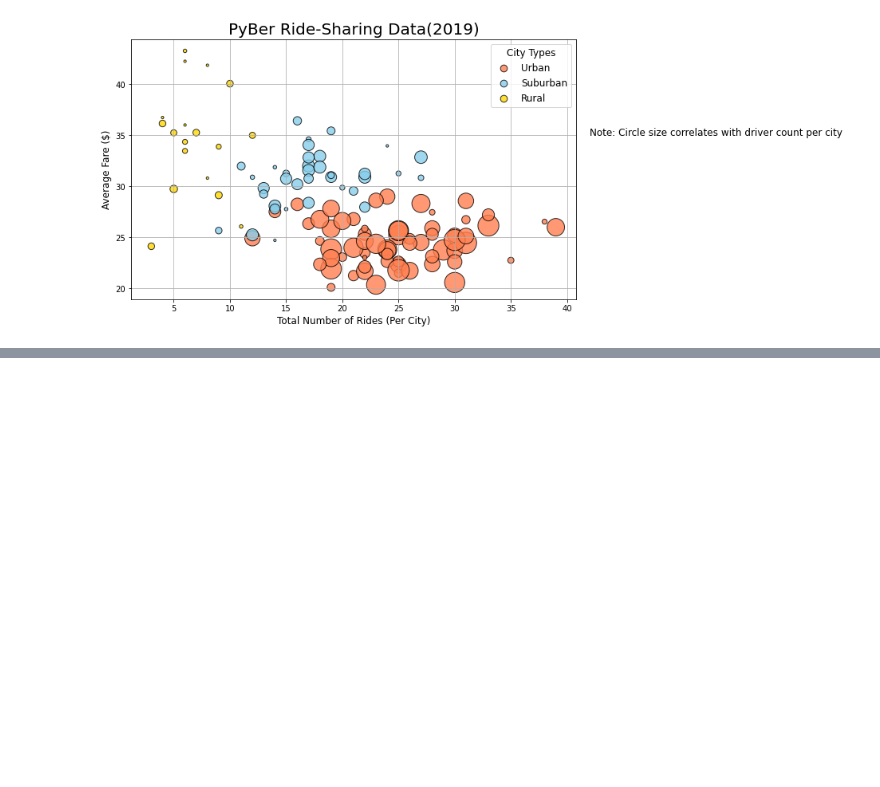
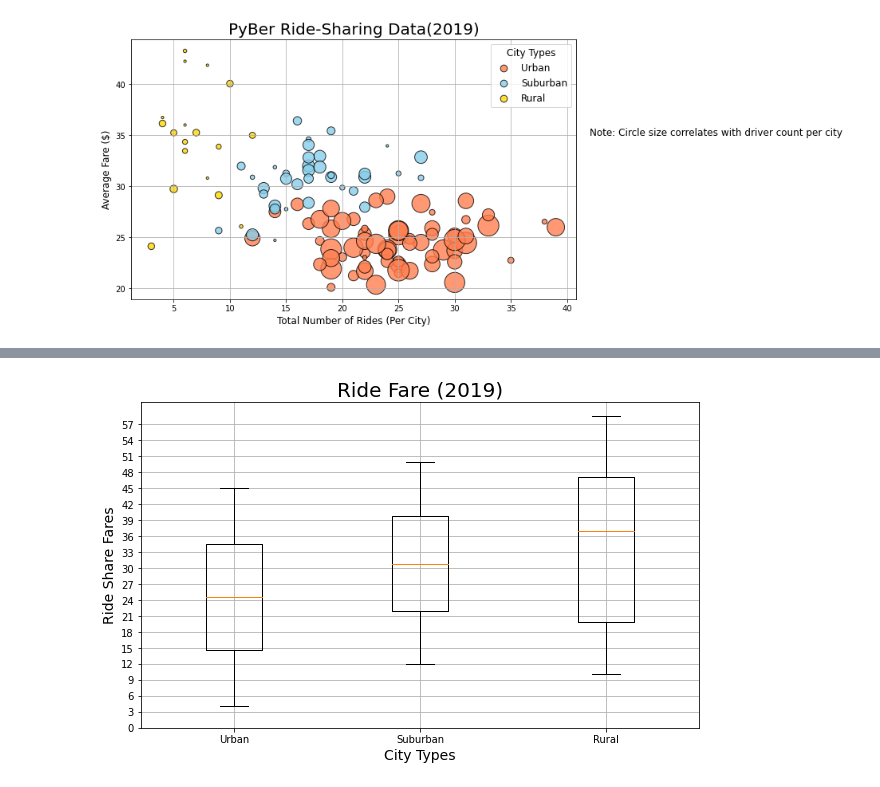
Before and after one commit to henrybowman99/PyBer_Analysis, a Jupyter notebook: PyBer.ipynb, the cells around one changed output, grey strips where cells are left out. Cells and saved outputs as stored; diff of their text form; code cells hidden in the pictures; blank space fills up the shorter version.

```diff
--- a/PyBer.ipynb
+++ b/PyBer.ipynb
@@ -252,0 +353,6 @@ plt.show()
+# %%
+#get fares for each type of city
+urban_fares = urban_cities_df["fare"]
+suburban_fares = suburban_cities_df["fare"]
+rural_fares = rural_cities_df["fare"]
+urban_fares.head()
@@ -252,0 +472,16 @@ plt.show()
+# %%
+#create BAW plot for fares
+x_labels = ["Urban", "Suburban","Rural"]
+ride_fare_data = [urban_fares, suburban_fares, rural_fares]
+fig, ax = plt.subplots(figsize=(10, 6))
+ax.set_title('Ride Fare (2019)',fontsize=20)
+ax.set_ylabel('Ride Share Fares',fontsize=14)
+ax.set_xlabel("City Types",fontsize=14)
+ax.boxplot(ride_fare_data, labels=x_labels)
+ax.set_yticks(np.arange(0, 60, step=3.0))
+ax.grid()
+# Save the figure.
+plt.savefig("analysis/Fig3.png")
+plt.show()
+# %% [output]
+[figure, added]
```
Also changed, not shown: parts of 20 cells of this notebook.
